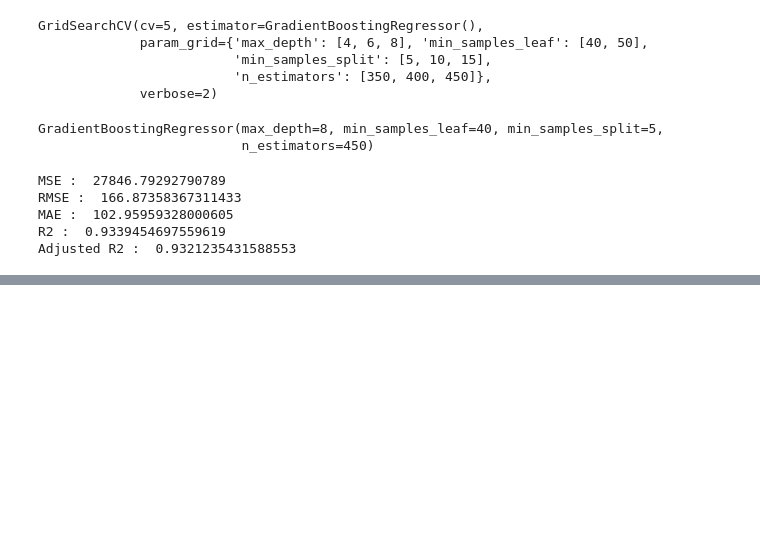
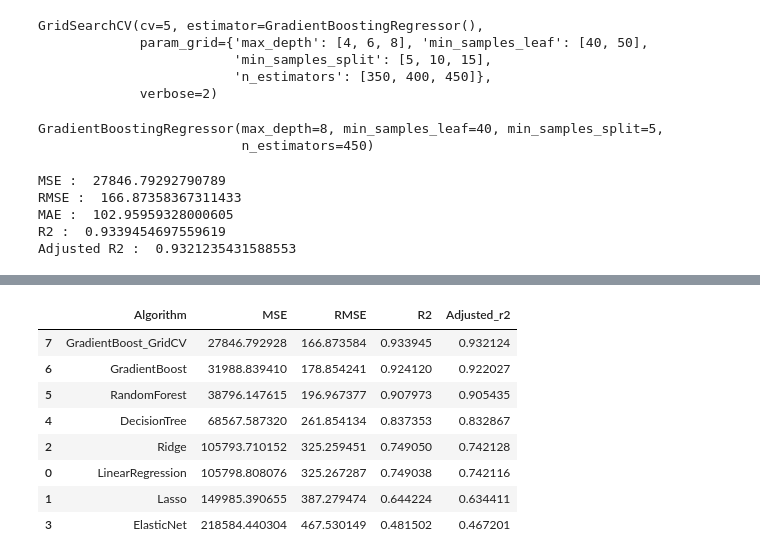
Before and after one commit to iamNirmeshGupta/Bike-Sharing-Demand-Prediction-, a Jupyter notebook: Bike_Sharing_Demand_Prediction_Capstone_Project_Nirmesh_Gupta.ipynb, the cells around one changed output, grey strips where cells are left out. Cells and saved outputs as stored; diff of their text form; code cells hidden in the pictures; blank space fills up the shorter version.

```diff
--- a/Bike_Sharing_Demand_Prediction_Capstone_Project_Nirmesh_Gupta.ipynb
+++ b/Bike_Sharing_Demand_Prediction_Capstone_Project_Nirmesh_Gupta.ipynb
@@ -649,10 +649,10 @@ def train_regressor(regressor,x_train,y_train,x_test,y_test):
   return MSE, RMSE, R2_score, Adjusted_r2
 # %%
 # Calculating all the evaluation metrics and storing in a list
-MSE = []
-RMSE = []
-R2_score = []
-Adjusted_r2 = []
+MSE_ = []
+RMSE_ = []
+R2_score_ = []
+Adjusted_r2_ = []
 
 for name,reg in regressors.items():
   mse_score, rmse_score, r2, adj_r2 = train_regressor(reg,x_train,y_train,x_test,y_test)
@@ -664,10 +664,10 @@ for name,reg in regressors.items():
   print("Adjusted_r2_score ",adj_r2)
   print('\v')
 
-  MSE.append(mse_score)
-  RMSE.append(rmse_score)
-  R2_score.append(r2)
-  Adjusted_r2.append(adj_r2)
+  MSE_.append(mse_score)
+  RMSE_.append(rmse_score)
+  R2_score_.append(r2)
+  Adjusted_r2_.append(adj_r2)
 # %% [output]
 for  LinearRegression
 MSE  105798.80807595784
@@ -907,0 +920,28 @@ Adjusted R2 :  0.9321235431588553
+# %%
+# Making a new dataframe of all the evaluation metrices
+regressors_new = regressors.copy()
+MSE = MSE_.copy()
+RMSE = RMSE_.copy()
+R2_score = R2_score_.copy()
+Adjusted_r2 = Adjusted_r2_.copy()
+regressors_new['GradientBoost_GridCV'] = best_optimal_model
+
+MSE.append(MSE_cv)
+RMSE.append(RMSE_cv)
+R2_score.append(r2_cv)
+Adjusted_r2.append(Adjusted_R2_cv)
+# %%
+# Storing the dictionary in a dataframe
+
+new_evaluation_df = pd.DataFrame({'Algorithm':regressors_new.keys(), 'MSE':MSE, 'RMSE':RMSE, 'R2':R2_score, 'Adjusted_r2':Adjusted_r2}).sort_values(['R2'], ascending = False)
+new_evaluation_df
+# %% [output]
+|  | Algorithm | MSE | RMSE | R2 | Adjusted_r2 |
+| 7 | GradientBoost_GridCV | 27846.792928 | 166.873584 | 0.933945 | 0.932124 |
+| 6 | GradientBoost | 31988.839410 | 178.854241 | 0.924120 | 0.922027 |
+| 5 | RandomForest | 38796.147615 | 196.967377 | 0.907973 | 0.905435 |
+| 4 | DecisionTree | 68567.587320 | 261.854134 | 0.837353 | 0.832867 |
+| 2 | Ridge | 105793.710152 | 325.259451 | 0.749050 | 0.742128 |
+| 0 | LinearRegression | 105798.808076 | 325.267287 | 0.749038 | 0.742116 |
+| 1 | Lasso | 149985.390655 | 387.279474 | 0.644224 | 0.634411 |
+| 3 | ElasticNet | 218584.440304 | 467.530149 | 0.481502 | 0.467201 |
```
Also changed, not shown: parts of 15 cells of this notebook.
